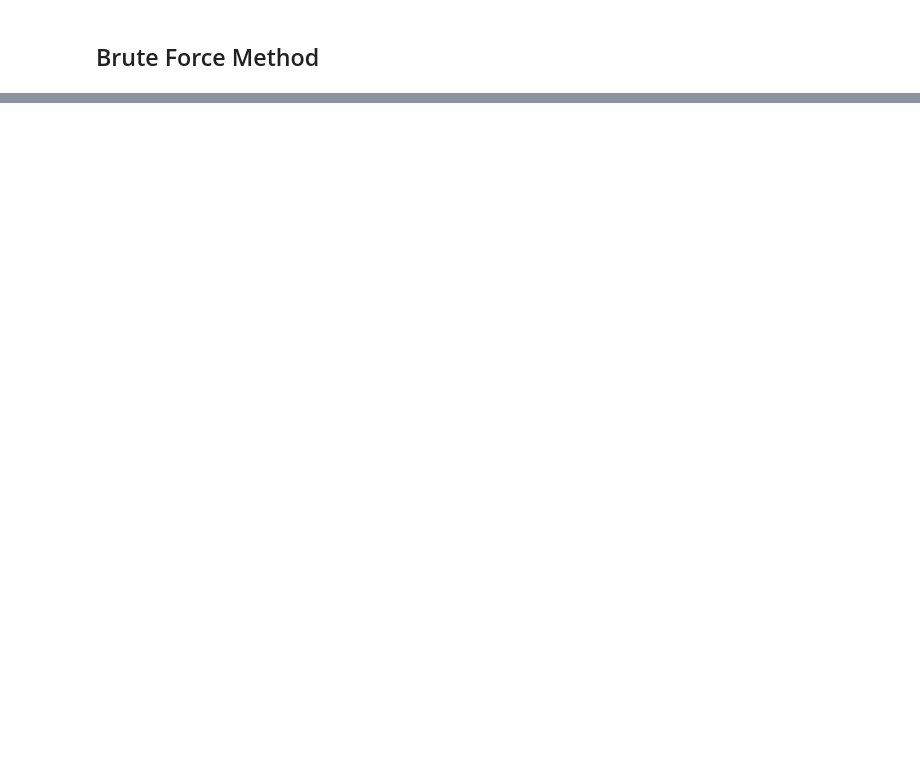
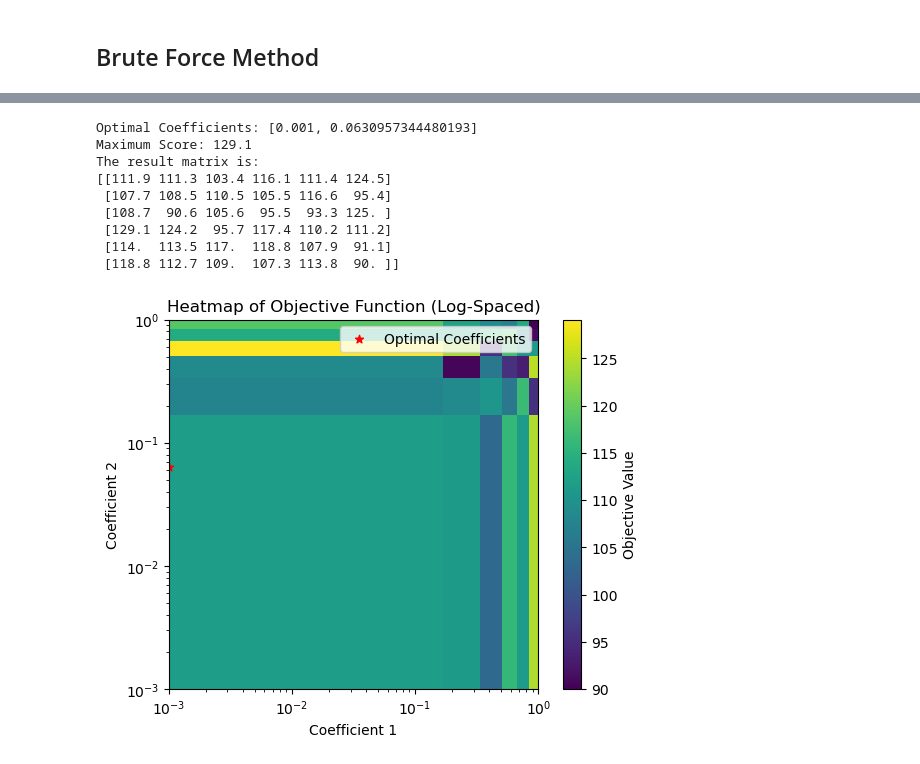
Before and after one commit to JayantMehta1/Scrabble, a Jupyter notebook: project.ipynb, the cells around one changed output, grey strips where cells are left out. Cells and saved outputs as stored; diff of their text form; code cells hidden in the pictures; blank space fills up the shorter version.

Commit message:
log-scale heatmap

```diff
--- a/project.ipynb
+++ b/project.ipynb
@@ -594,7 +616,7 @@ import matplotlib.pyplot as plt
 
 def objective(coefficients):
     # How many games to simulate
-    number_of_games = 50
+    number_of_games = 10
 
     # Make a score sum for each constant variation
     player1_scores = np.zeros(number_of_games)
@@ -641,31 +663,43 @@ for i in range(6):
     for j in range(6):
         # Calculate the result based on the current coefficients
         coefficients = [coefficients_meshgrid[0][i, j], coefficients_meshgrid[1][i, j]]
+        # coefficients = [i*0.2, j*0.2]
         result = objective(coefficients)
 
         # Store the result in the matrix
         result_matrix[i, j] = result
 
 # Find the indices of the maximum value in the result matrix
 max_indices = np.unravel_index(result_matrix.argmax(), result_matrix.shape)
 
 # Extract the optimal coefficients from the matrix indices
 optimal_coefficients = [coefficients_meshgrid[0][max_indices], coefficients_meshgrid[1][max_indices]]
 
 # Print the optimal coefficients and the corresponding maximum score
 print("Optimal Coefficients:", optimal_coefficients)
 print("Maximum Score:", result_matrix.max())
 print("The result matrix is: ")
 print(result_matrix)
 
 # Plot the heatmap
 plt.imshow(result_matrix, cmap='viridis', origin='lower', extent=[coefficients_range[0], coefficients_range[-1], coefficients_range[0], coefficients_range[-1]])
 plt.colorbar(label='Objective Value')
 plt.title('Heatmap of Objective Function (Log-Spaced)')
 plt.xscale('log')
 plt.yscale('log')
 plt.xlabel('Coefficient 1')
 plt.ylabel('Coefficient 2')
 plt.scatter(optimal_coefficients[0], optimal_coefficients[1], marker='*', color='red', label='Optimal Coefficients')
 plt.legend()
 plt.show()
+# %% [output]
+Optimal Coefficients: [0.001, 0.0630957344480193]
+Maximum Score: 129.1
+The result matrix is:
+[[111.9 111.3 103.4 116.1 111.4 124.5]
+ [107.7 108.5 110.5 105.5 116.6  95.4]
+ [108.7  90.6 105.6  95.5  93.3 125. ]
+ [129.1 124.2  95.7 117.4 110.2 111.2]
+ [114.  113.5 117.  118.8 107.9  91.1]
+ [118.8 112.7 109.  107.3 113.8  90. ]]
+[figure, added]
```
Also changed, not shown: parts of 4 cells of this notebook.
